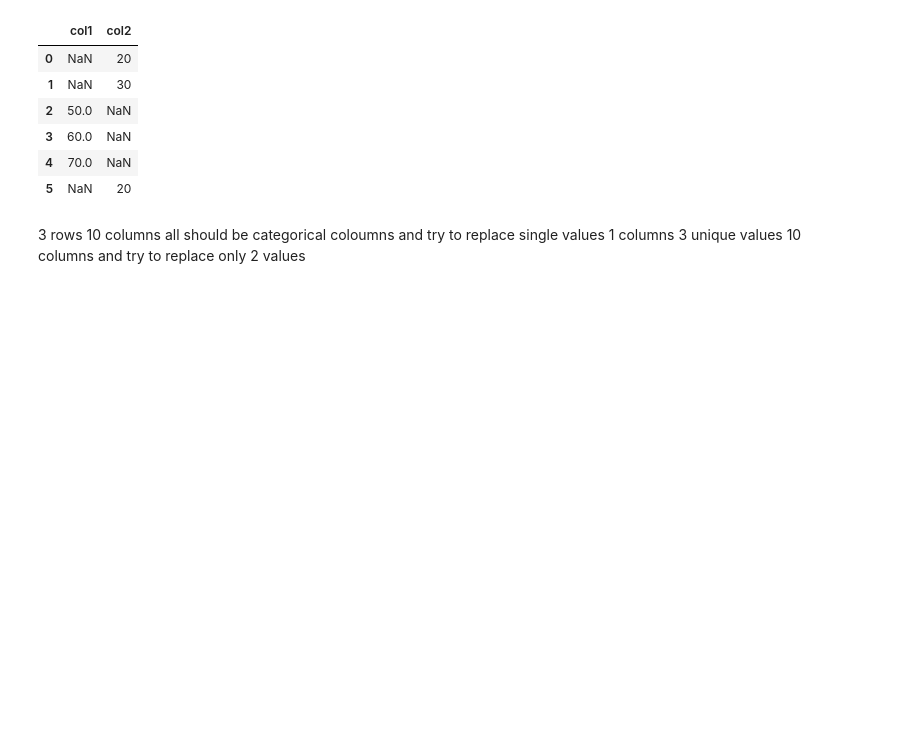
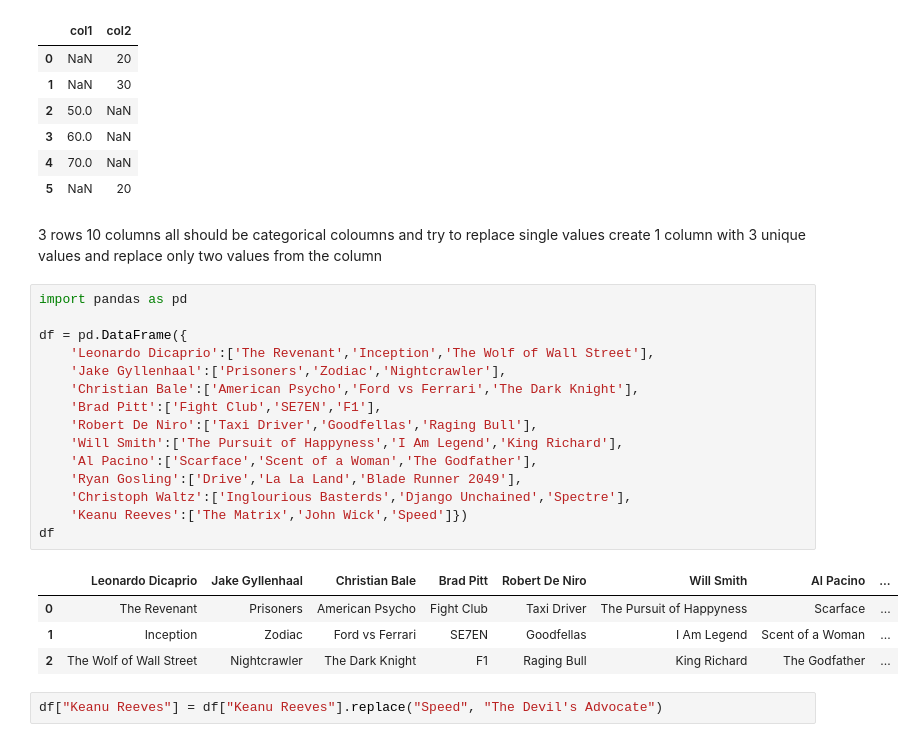
Before and after one commit to Aakashdoraisamy/Core_to_Advanced_Python, a Jupyter notebook: Python_Libraries/pandas/pandas.ipynb, the cells around one changed output. Drawn from its saved outputs; the diff is of its cells as text; blank space fills up the shorter version.

Commit message:
Updated Pandas

```diff
--- a/Python_Libraries/pandas/pandas.ipynb
+++ b/Python_Libraries/pandas/pandas.ipynb
@@ -1203,4 +1203,26 @@ df.replace(['','?','None','Nan'],np.nan)
 | 5 | NaN | 20 |
 # %% [markdown]
 3 rows 10 columns all should be categorical coloumns and try to replace single values
-1 columns 3 unique values 10 columns and try to replace only 2 values
+create 1 column with 3 unique values and replace only two values from the column
+# %%
+import pandas as pd
+
+df = pd.DataFrame({
+    'Leonardo Dicaprio':['The Revenant','Inception','The Wolf of Wall Street'],
+    'Jake Gyllenhaal':['Prisoners','Zodiac','Nightcrawler'],
+    'Christian Bale':['American Psycho','Ford vs Ferrari','The Dark Knight'],
+    'Brad Pitt':['Fight Club','SE7EN','F1'],
+    'Robert De Niro':['Taxi Driver','Goodfellas','Raging Bull'],
+    'Will Smith':['The Pursuit of Happyness','I Am Legend','King Richard'],
+    'Al Pacino':['Scarface','Scent of a Woman','The Godfather'],
+    'Ryan Gosling':['Drive','La La Land','Blade Runner 2049'],
+    'Christoph Waltz':['Inglourious Basterds','Django Unchained','Spectre'],
+    'Keanu Reeves':['The Matrix','John Wick','Speed']})
+df
+# %% [output]
+|  | Leonardo Dicaprio | Jake Gyllenhaal | Christian Bale | Brad Pitt | Robert De Niro | Will Smith | Al Pacino | ... |
+| 0 | The Revenant | Prisoners | American Psycho | Fight Club | Taxi Driver | The Pursuit of Happyness | Scarface | ... |
+| 1 | Inception | Zodiac | Ford vs Ferrari | SE7EN | Goodfellas | I Am Legend | Scent of a Woman | ... |
+| 2 | The Wolf of Wall Street | Nightcrawler | The Dark Knight | F1 | Raging Bull | King Richard | The Godfather | ... |
+# %%
+df["Keanu Reeves"] = df["Keanu Reeves"].replace("Speed", "The Devil's Advocate")
```
Also changed, not shown: parts of 4 cells of this notebook.
